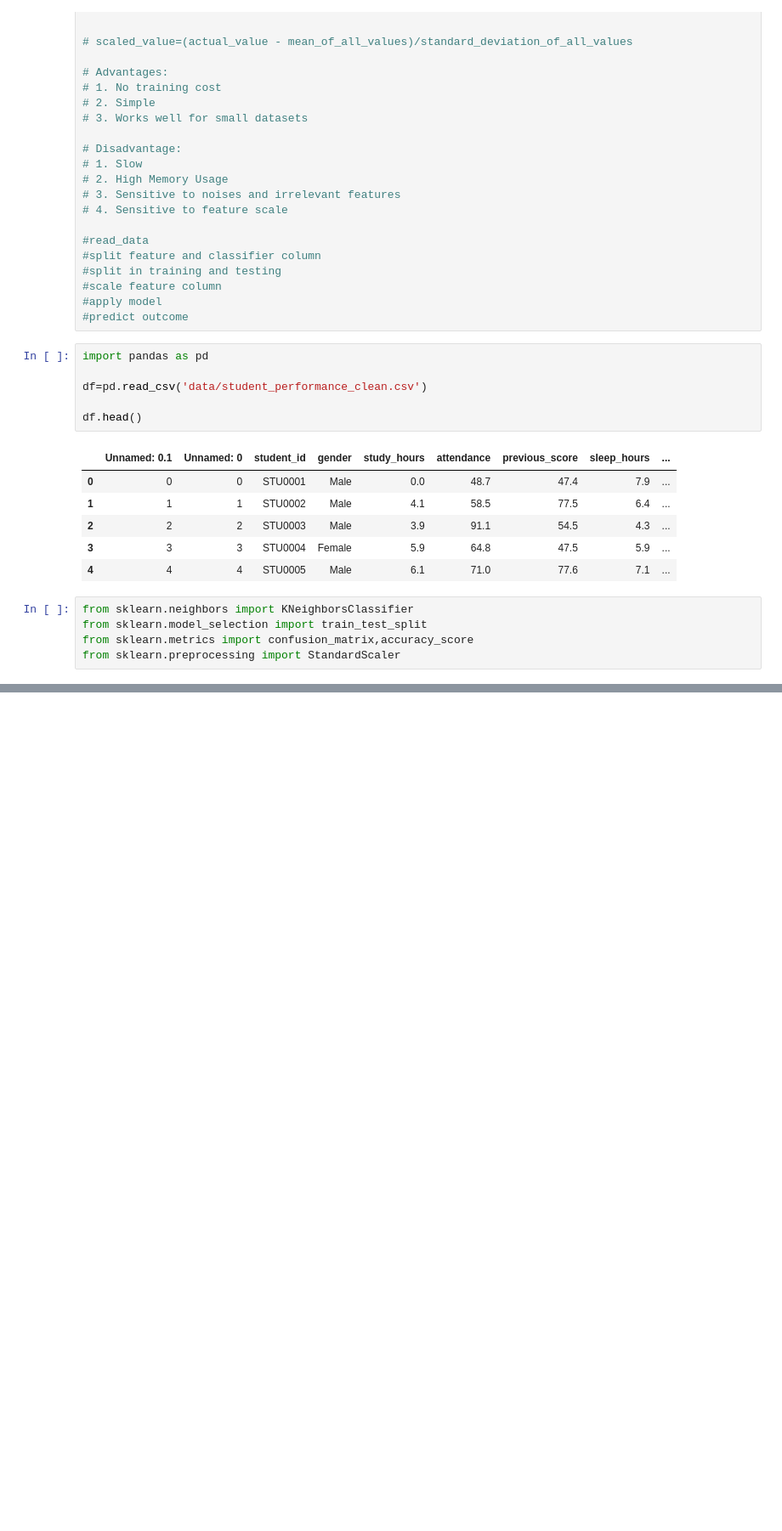
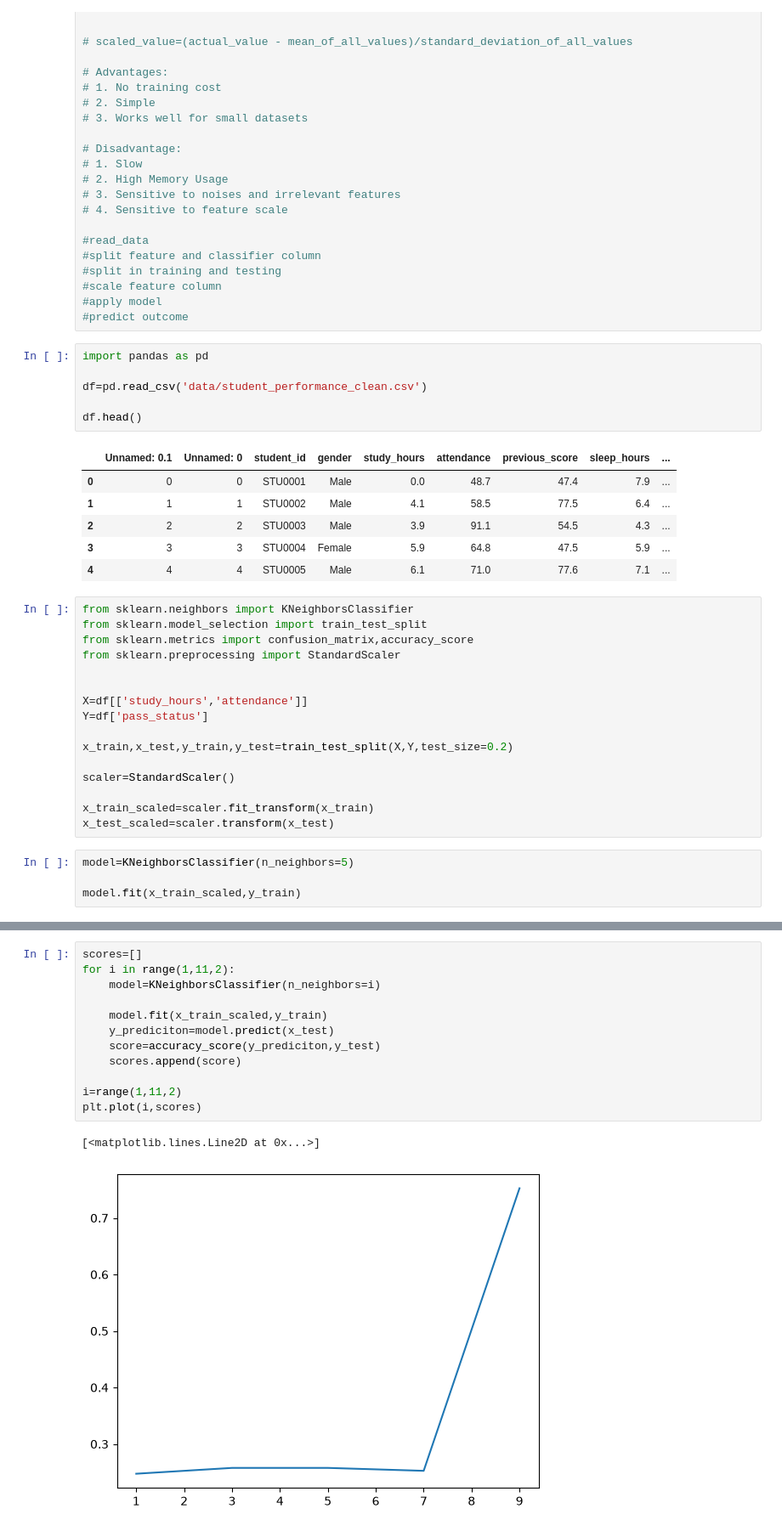
Before and after one commit to Canary7725/data_science_and_ml_using_python_training, a Jupyter notebook: machine_learning/knn.ipynb, the cells around one changed output, grey strips where cells are left out. Shown at 85% size. Drawn from its saved outputs; the diff is of its cells as text; blank space fills up the shorter version.

```diff
--- a/machine_learning/knn.ipynb
+++ b/machine_learning/knn.ipynb
@@ -62,3 +62,18 @@ from sklearn.neighbors import KNeighborsClassifier
 from sklearn.model_selection import train_test_split
 from sklearn.metrics import confusion_matrix,accuracy_score
 from sklearn.preprocessing import StandardScaler
+
+
+X=df[['study_hours','attendance']]
+Y=df['pass_status']
+
+x_train,x_test,y_train,y_test=train_test_split(X,Y,test_size=0.2)
+
+scaler=StandardScaler()
+
+x_train_scaled=scaler.fit_transform(x_train)
+x_test_scaled=scaler.transform(x_test)
+# %%
+model=KNeighborsClassifier(n_neighbors=5)
+
+model.fit(x_train_scaled,y_train)
@@ -64,0 +130,15 @@ from sklearn.preprocessing import StandardScaler
+# %%
+scores=[]
+for i in range(1,11,2):
+    model=KNeighborsClassifier(n_neighbors=i)
+
+    model.fit(x_train_scaled,y_train)
+    y_prediciton=model.predict(x_test)
+    score=accuracy_score(y_prediciton,y_test)
+    scores.append(score)
+
+i=range(1,11,2)
+plt.plot(i,scores)
+# %% [output]
+[<matplotlib.lines.Line2D at 0x...>]
+[figure, added]
```
Also changed, not shown: parts of 6 cells of this notebook, 2 other files.
